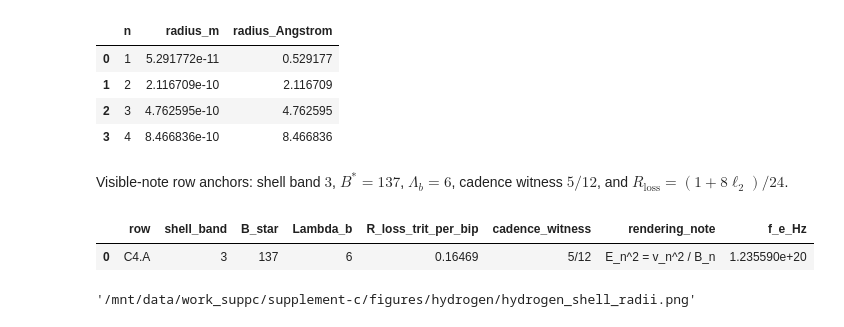
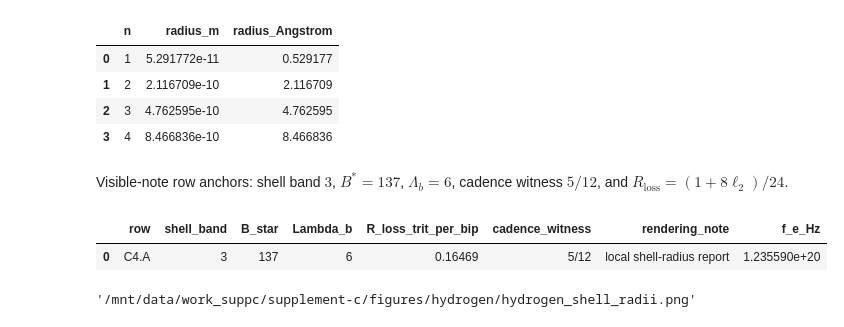
Before and after one commit to rpoyau/aod, a Jupyter notebook: supplement-c/notebooks/hydrogen/c4_hydrogen_shell_worked.ipynb, the cells around one changed output. Saved outputs shown, nothing was run; the diff lists cells and outputs as text; code cells hidden in the pictures.

```diff
--- a/supplement-c/notebooks/hydrogen/c4_hydrogen_shell_worked.ipynb
+++ b/supplement-c/notebooks/hydrogen/c4_hydrogen_shell_worked.ipynb
@@ -90,18 +86,18 @@ Visible-note row anchors: shell band $3$, $B^*=137$, $\Lambda_b=6$, cadence witn
 # %%
 anchor = pd.DataFrame([{
     'row': 'C4.A',
     'shell_band': 3,
     'B_star': 137,
     'Lambda_b': 6,
     'R_loss_trit_per_bip': rloss,
     'cadence_witness': '5/12',
-    'rendering_note': 'E_n^2 = v_n^2 / B_n',
+    'rendering_note': 'local shell-radius report',
     'f_e_Hz': fe,
 }])
 anchor
 # %% [output]
 |  | row | shell_band | B_star | Lambda_b | R_loss_trit_per_bip | cadence_witness | rendering_note | f_e_Hz |
-| 0 | C4.A | 3 | 137 | 6 | 0.16469 | 5/12 | E_n^2 = v_n^2 / B_n | 1.235590e+20 |
+| 0 | C4.A | 3 | 137 | 6 | 0.16469 | 5/12 | local shell-radius report | 1.235590e+20 |
 # %%
 fig, ax = plt.subplots(figsize=(6.0, 4.0))
 ax.plot(df['n'], df['radius_Angstrom'], marker='o', linewidth=1.5)
```
Also changed, not shown: parts of 2 cells of this notebook, 27 other files.
